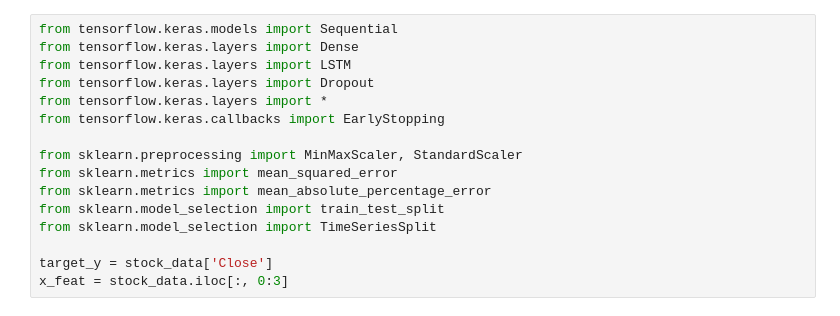
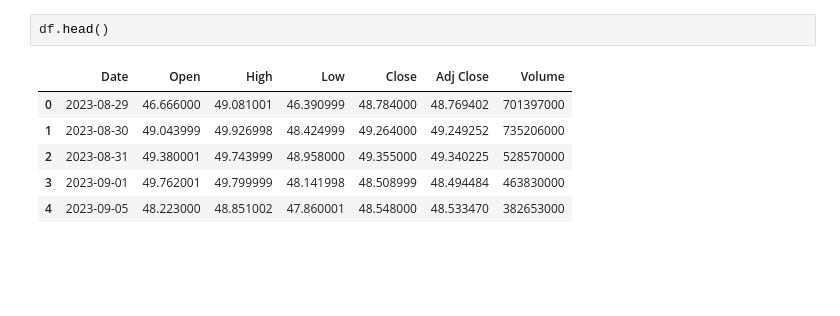
Before and after one commit to KonDoran/StockPredictor, a Jupyter notebook: stock_predictor.ipynb, the cells around one changed output. Drawn from its saved outputs; the diff is of its cells as text; blank space fills up the shorter version.

```diff
--- a/stock_predictor.ipynb
+++ b/stock_predictor.ipynb
@@ -43,16 +29,9 @@ plt.show()
-# %%
-from tensorflow.keras.models import Sequential
-from tensorflow.keras.layers import Dense
-from tensorflow.keras.layers import LSTM
-from tensorflow.keras.layers import Dropout
-from tensorflow.keras.layers import *
-from tensorflow.keras.callbacks import EarlyStopping
-
-from sklearn.preprocessing import MinMaxScaler, StandardScaler
-from sklearn.metrics import mean_squared_error
-from sklearn.metrics import mean_absolute_percentage_error
-from sklearn.model_selection import train_test_split
-from sklearn.model_selection import TimeSeriesSplit
-
-target_y = stock_data['Close']
-x_feat = stock_data.iloc[:, 0:3]
+# %%
+df.head()
+# %% [output]
+|  | Date | Open | High | Low | Close | Adj Close | Volume |
+| 0 | 2023-08-29 | 46.666000 | 49.081001 | 46.390999 | 48.784000 | 48.769402 | 701397000 |
+| 1 | 2023-08-30 | 49.043999 | 49.926998 | 48.424999 | 49.264000 | 49.249252 | 735206000 |
+| 2 | 2023-08-31 | 49.380001 | 49.743999 | 48.958000 | 49.355000 | 49.340225 | 528570000 |
+| 3 | 2023-09-01 | 49.762001 | 49.799999 | 48.141998 | 48.508999 | 48.494484 | 463830000 |
+| 4 | 2023-09-05 | 48.223000 | 48.851002 | 47.860001 | 48.548000 | 48.533470 | 382653000 |
```
Also changed, not shown: parts of 10 cells of this notebook, 1 other file.
